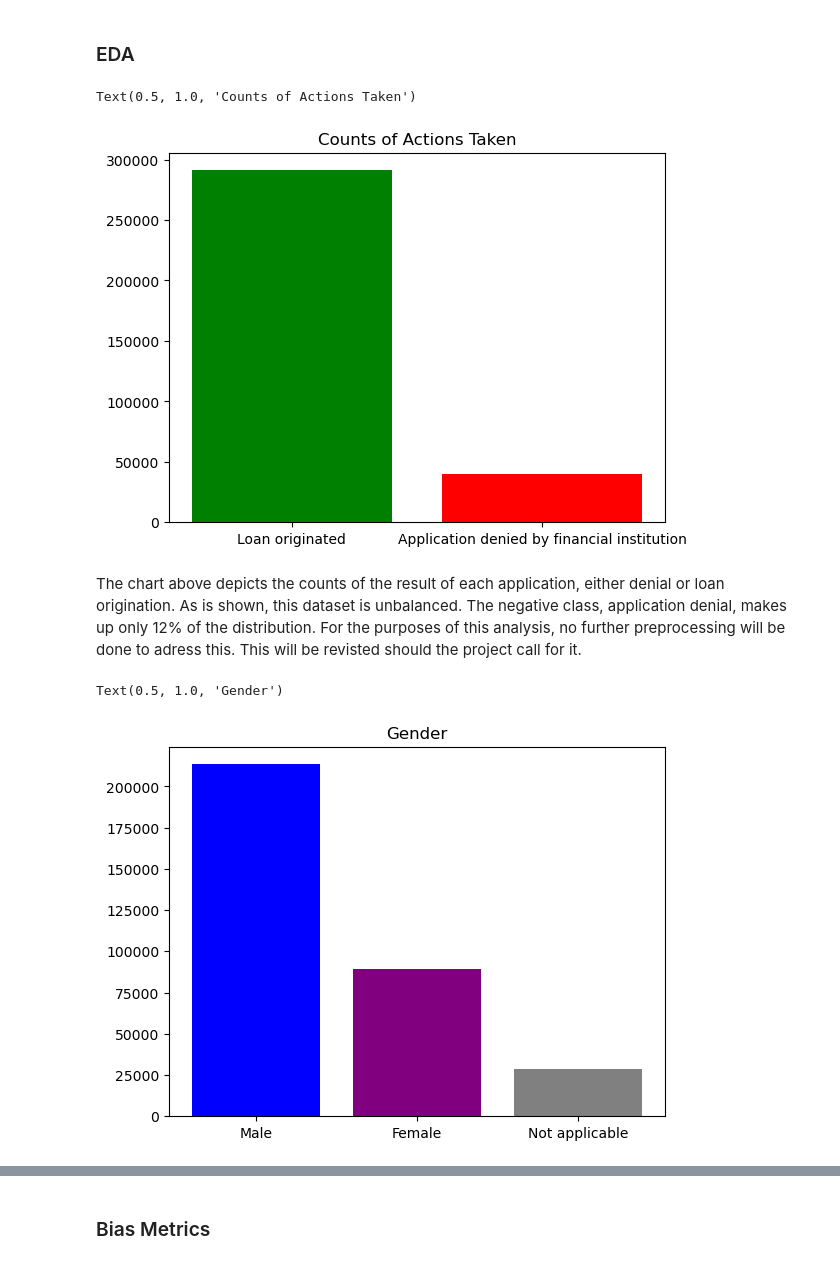
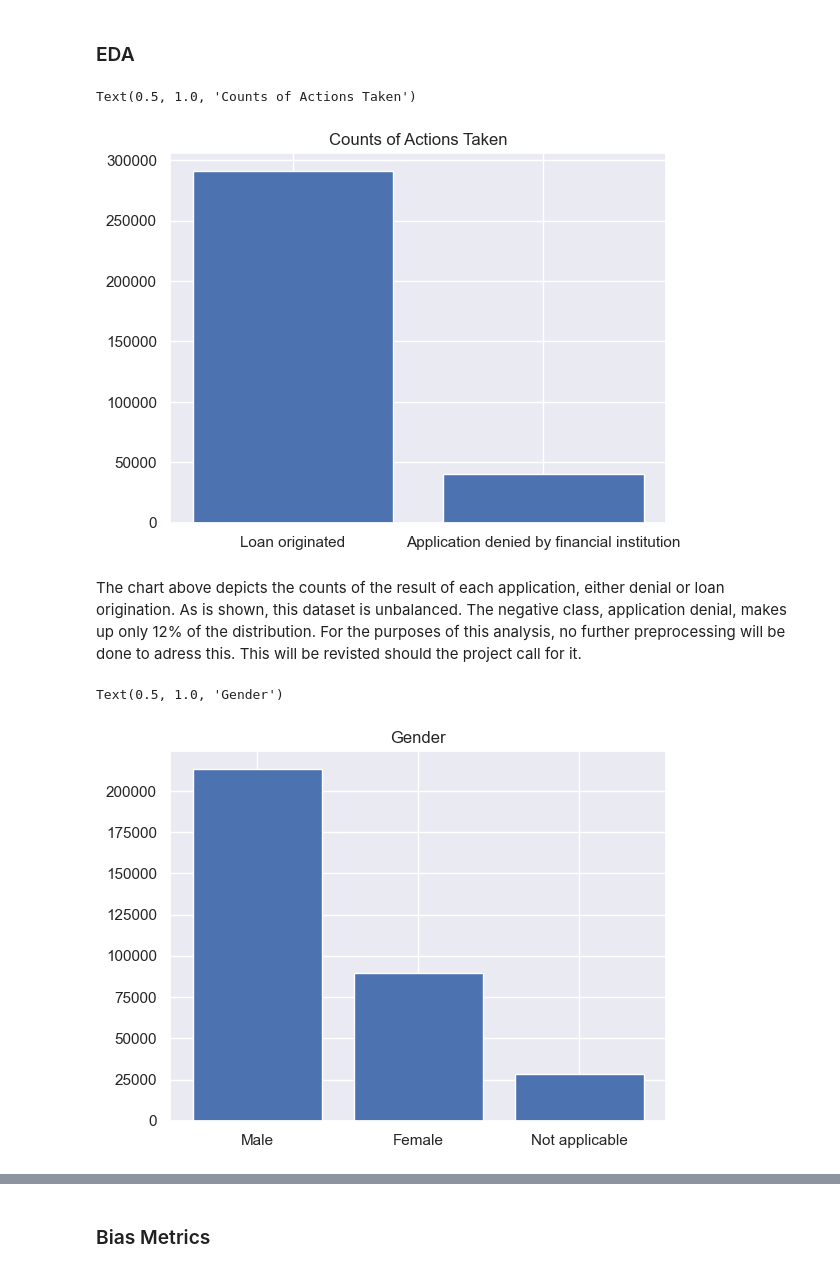
Before and after one commit to 474benchen/bias_aware_gridsearchCV, a Jupyter notebook: mortgage_example/mortgage_example.ipynb, the cells around one changed output, grey strips where cells are left out. Drawn from its saved outputs; the diff is of its cells as text; code cells hidden in the pictures.

```diff
--- a/mortgage_example/mortgage_example.ipynb
+++ b/mortgage_example/mortgage_example.ipynb
@@ -17,6 +17,7 @@ from sklearn.model_selection import train_test_split
 
 from util import calculate_disparate_impact, calculate_statistical_parity_difference
 from bias_aware_gridsearch import BiasAwareGridSearchCV
+sns.set_theme(style="darkgrid")
 # %% [markdown]
 ### Prediction Task: Will an applicant be approved for a home purchase conventional mortgage?
 # %% [markdown]
@@ -76,20 +77,20 @@ prim_df.shape
 # %%
 # Action Taken
 actions = prim_df['action_taken_name'].value_counts()
 
-plt.bar(actions.index, actions, color=['green', 'red'])
+plt.bar(actions.index, actions)
 plt.title('Counts of Actions Taken')
 # %% [output]
 Text(0.5, 1.0, 'Counts of Actions Taken')
-[figure, old version]
+[figure, new version]
-# %% [markdown]
-The chart above depicts the counts of the result of each application, either denial or loan origination. As is shown, this dataset is unbalanced. The negative class, application denial, makes up only 12% of the distribution. For the purposes of this analysis, no further preprocessing will be done to adress this. This will be revisted should the project call for it.
+# %% [markdown]
+The chart above depicts the counts of the result of each application, either denial or loan origination. As is shown, this dataset is unbalanced. The negative class, application denial, makes up only 12% of the distribution. For the purposes of this analysis, no further preprocessing will be done to adress this. This will be revisted should the project call for it.
 # %%
 # Sex
 gender = prim_df['applicant_sex_name'].value_counts()
 
-plt.bar(gender.index, gender, color=['blue', 'purple', 'gray'])
+plt.bar(gender.index, gender)
 plt.title('Gender')
 # %% [output]
 Text(0.5, 1.0, 'Gender')
-[figure, old version]
+[figure, new version]
```
Also changed, not shown: parts of 62 cells of this notebook, 1 other file.
